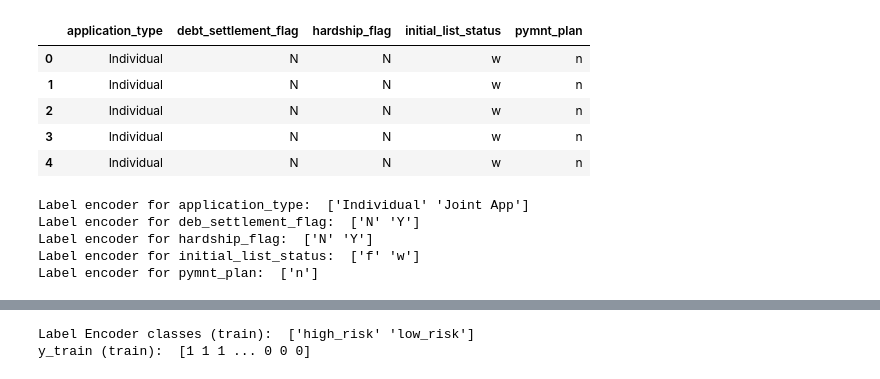
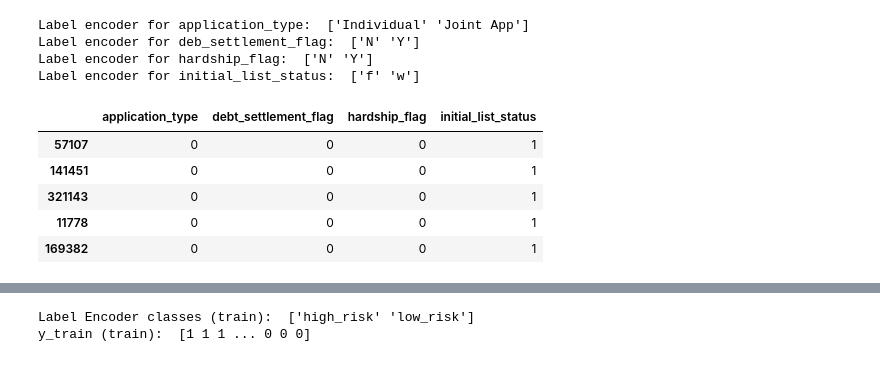
Before and after one commit to githotirado/predict-credit-risk, a Jupyter notebook: Credit Risk Evaluator.ipynb, the cells around one changed output, grey strips where cells are left out. Cells and saved outputs as stored; diff of their text form; code cells hidden in the pictures.

```diff
--- a/Credit Risk Evaluator.ipynb
+++ b/Credit Risk Evaluator.ipynb
@@ -3,8 +3,9 @@ import numpy as np
 import pandas as pd
 from pathlib import Path
 # %%
-train_df = pd.read_csv(Path('Resources/2019loans.csv'))
-test_df = pd.read_csv(Path('Resources/2020Q1loans.csv'))
+# Read CSV files, remove unnamed column
+train_df = pd.read_csv(Path('Resources/2019loans.csv'), index_col=0)
+test_df = pd.read_csv(Path('Resources/2020Q1loans.csv'), index_col=0)
 # %%
 train_df.head()
 # %% [output]
@@ -30,7 +32,7 @@ test_df.head()
 # %%
 from sklearn.preprocessing import StandardScaler, MinMaxScaler, LabelEncoder
 # %%
-# Create the X feature vector (train data)
-X_train = train_df.drop('loan_status', axis=1)
+# Create the X feature vector (train data), dropping the label feature and index column
+X_train = train_df.drop(columns=["loan_status", "index"])
 X_train.head()
 # %% [output]
@@ -45,0 +86,4 @@ X_train.head()
+# %%
+# Drop pymnt_plan column which has only a single value
+X_train = X_train.drop('pymnt_plan', axis=1)
+X_train.head()
@@ -46,29 +98,26 @@ X_train.head()
+# %%
+# Use Label Encoder to preprocess binary text features (convert to numeric without additional columns)
+le = LabelEncoder()
+X_train["application_type"] = le.fit_transform(X_train["application_type"])
+print("Label encoder for application_type: ", le.classes_)
+X_train["debt_settlement_flag"] = le.fit_transform(X_train["debt_settlement_flag"])
+print("Label encoder for deb_settlement_flag: ", le.classes_)
+X_train["hardship_flag"] = le.fit_transform(X_train["hardship_flag"])
+print("Label encoder for hardship_flag: ", le.classes_)
+X_train["initial_list_status"] = le.fit_transform(X_train["initial_list_status"])
+print("Label encoder for initial_list_status: ", le.classes_)
+# %% [output]
+Label encoder for application_type:  ['Individual' 'Joint App']
+Label encoder for deb_settlement_flag:  ['N' 'Y']
+Label encoder for hardship_flag:  ['N' 'Y']
+Label encoder for initial_list_status:  ['f' 'w']
 # %%
-# Display the features with binary data for use with label encoder
-X_train[["application_type", "debt_settlement_flag","hardship_flag","initial_list_status","pymnt_plan"]].head()
+# Display the features with binary data after label encoding
+X_train[["application_type", "debt_settlement_flag","hardship_flag","initial_list_status"]].head()
 # %% [output]
-|  | application_type | debt_settlement_flag | hardship_flag | initial_list_status | pymnt_plan |
-| 0 | Individual | N | N | w | n |
-| 1 | Individual | N | N | w | n |
-| 2 | Individual | N | N | w | n |
-| 3 | Individual | N | N | w | n |
-| 4 | Individual | N | N | w | n |
+|  | application_type | debt_settlement_flag | hardship_flag | initial_list_status |
+| 57107 | 0 | 0 | 0 | 1 |
+| 141451 | 0 | 0 | 0 | 1 |
+| 321143 | 0 | 0 | 0 | 1 |
+| 11778 | 0 | 0 | 0 | 1 |
+| 169382 | 0 | 0 | 0 | 1 |
-# %%
-# Use Label Encoder to preprocess binary text features
-le = LabelEncoder()
-X_train["application_type"] = le.fit_transform(X_train["application_type"])
-print("Label encoder for application_type: ", le.classes_)
-X_train["debt_settlement_flag"] = le.fit_transform(X_train["debt_settlement_flag"])
-print("Label encoder for deb_settlement_flag: ", le.classes_)
-X_train["hardship_flag"] = le.fit_transform(X_train["hardship_flag"])
-print("Label encoder for hardship_flag: ", le.classes_)
-X_train["initial_list_status"] = le.fit_transform(X_train["initial_list_status"])
-print("Label encoder for initial_list_status: ", le.classes_)
-X_train["pymnt_plan"] = le.fit_transform(X_train["pymnt_plan"])
-print("Label encoder for pymnt_plan: ", le.classes_)
-# %% [output]
-Label encoder for application_type:  ['Individual' 'Joint App']
-Label encoder for deb_settlement_flag:  ['N' 'Y']
-Label encoder for hardship_flag:  ['N' 'Y']
-Label encoder for initial_list_status:  ['f' 'w']
-Label encoder for pymnt_plan:  ['n']
```
Also changed, not shown: parts of 17 cells of this notebook.
